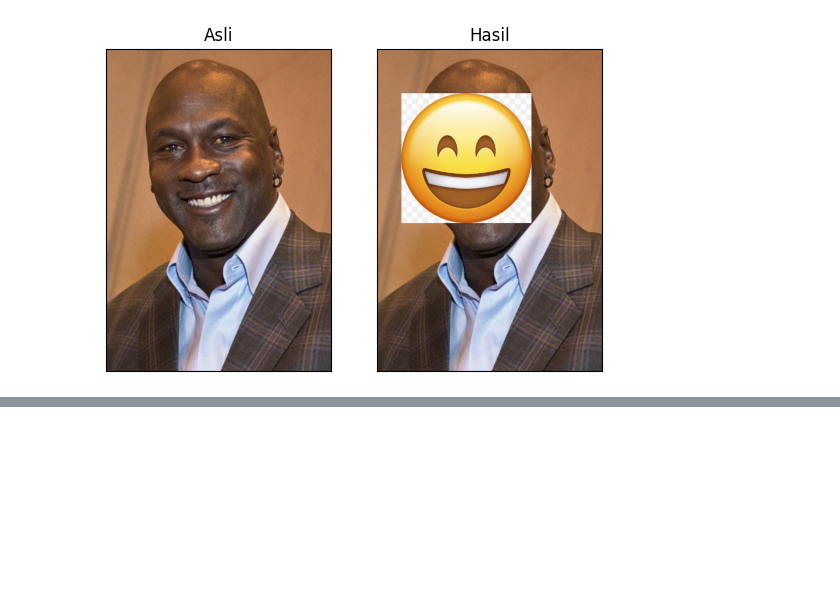
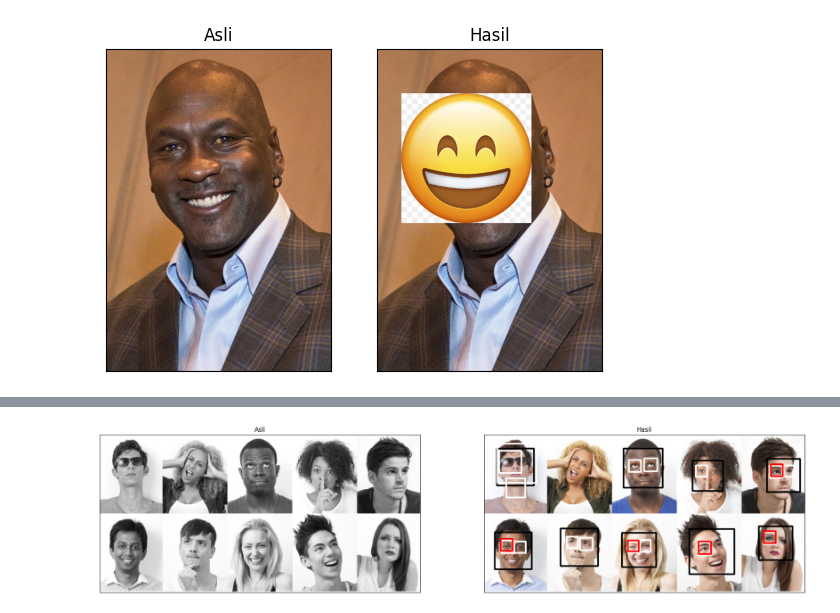
Before and after one commit to masfudindc/PCVK, a Jupyter notebook: Week12/Week12.ipynb, the cells around one changed output, grey strips where cells are left out. Cells and saved outputs as stored; diff of their text form; code cells hidden in the pictures; blank space fills up the shorter version.

Commit message:
⬆️ Fitur deteksi wajah, mata, dan mata kanan

```diff
--- a/Week12/Week12.ipynb
+++ b/Week12/Week12.ipynb
@@ -583,0 +586,39 @@ plt.show()
+# %%
+# Cascade faces
+face_cascade = cv2.CascadeClassifier('/content/drive/MyDrive/PCVK/Week12/Face Detection/haarcascade_frontalface_alt.xml')
+
+# Cascade Kedua Mata
+cascade_mata = cv2.CascadeClassifier('/content/drive/MyDrive/PCVK/Week12/Face Detection/haarcascade_eye.xml')
+
+# Cascade Mata Kanan
+cascade_mata_kanan = cv2.CascadeClassifier('/content/drive/MyDrive/PCVK/Week12/Face Detection/haarcascade_righteye_2splits.xml')
+
+# Load classifier pre-trained
+wajah = face_cascade.detectMultiScale(people)
+mata = cascade_mata.detectMultiScale(people)
+mata_kanan = cascade_mata_kanan.detectMultiScale(people)
+# %%
+peoplew = plt.imread('/content/drive/MyDrive/PCVK/Week12/Face Detection/people.jpg')
+
+# Deteksi Wajah
+for(x, y, w, h) in wajah:
+  cv2.rectangle(peoplew, (x, y), (x+w, y+h), (0, 0, 0), 2)
+
+# Deteksi Kedua Mata
+for(x, y, w, h) in mata:
+  cv2.rectangle(peoplew, (x, y), (x+w, y+h), (255, 255, 255), 2)
+
+# Deteksi Mata Kanan
+for(x, y, w, h) in mata_kanan:
+  cv2.rectangle(peoplew, (x, y), (x+w, y+h), (255, 0, 0), 2)
+
+# Display the output
+plt.figure(figsize=(25, 25))
+plt.subplot(121), plt.imshow(people, cmap='gray')
+plt.title('Asli'), plt.xticks([]), plt.yticks([])
+plt.subplot(122), plt.imshow(peoplew, cmap='gray')
+plt.title('Hasil'), plt.xticks([]), plt.yticks([])
+
+plt.show()
+# %% [output]
+[figure, added]
```
Also changed, not shown: parts of 1 cell of this notebook.
